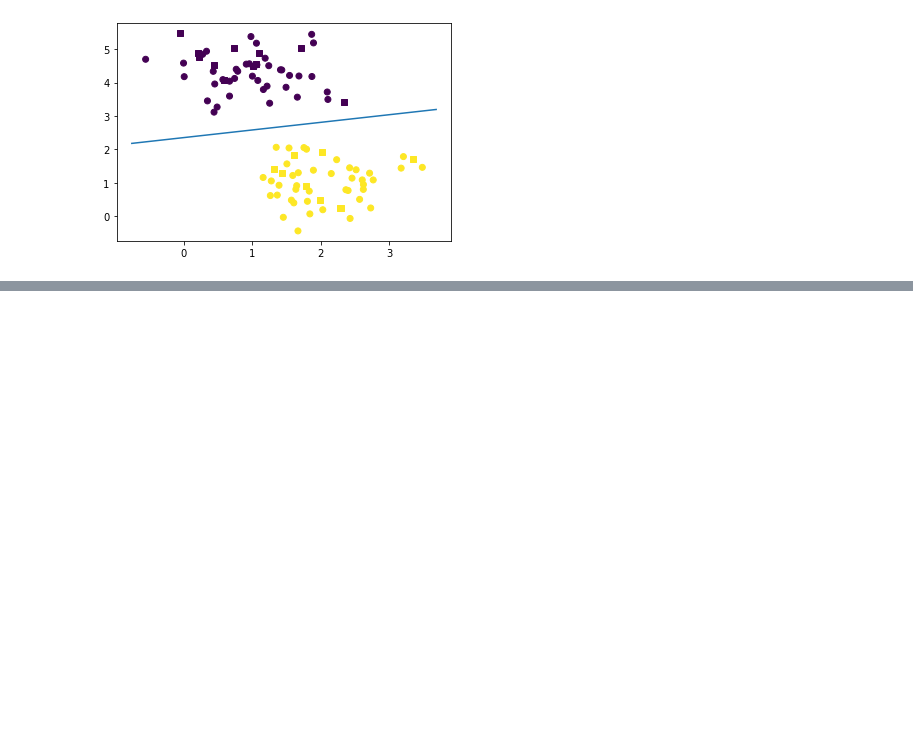
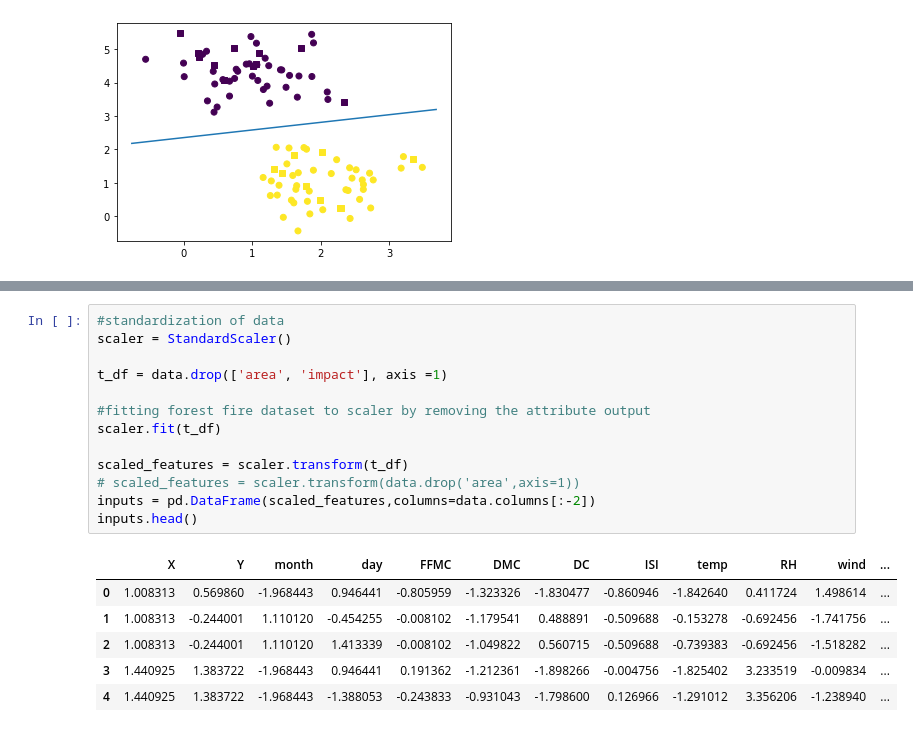
Before and after one commit to GyanGartia/Machine-Learning, a Jupyter notebook: Lab8_SVM.ipynb, the cells around one changed output, grey strips where cells are left out. Cells and saved outputs as stored; diff of their text form; blank space fills up the shorter version.

```diff
--- a/Lab8_SVM.ipynb
+++ b/Lab8_SVM.ipynb
@@ -89,0 +207,20 @@ weighted avg       1.00      1.00      1.00        20
+# %%
+#standardization of data
+scaler = StandardScaler()
+
+t_df = data.drop(['area', 'impact'], axis =1)
+
+#fitting forest fire dataset to scaler by removing the attribute output
+scaler.fit(t_df)
+
+scaled_features = scaler.transform(t_df)
+# scaled_features = scaler.transform(data.drop('area',axis=1))
+inputs = pd.DataFrame(scaled_features,columns=data.columns[:-2])
+inputs.head()
+# %% [output]
+|  | X | Y | month | day | FFMC | DMC | DC | ISI | temp | RH | wind | ... |
+| 0 | 1.008313 | 0.569860 | -1.968443 | 0.946441 | -0.805959 | -1.323326 | -1.830477 | -0.860946 | -1.842640 | 0.411724 | 1.498614 | ... |
+| 1 | 1.008313 | -0.244001 | 1.110120 | -0.454255 | -0.008102 | -1.179541 | 0.488891 | -0.509688 | -0.153278 | -0.692456 | -1.741756 | ... |
+| 2 | 1.008313 | -0.244001 | 1.110120 | 1.413339 | -0.008102 | -1.049822 | 0.560715 | -0.509688 | -0.739383 | -0.692456 | -1.518282 | ... |
+| 3 | 1.440925 | 1.383722 | -1.968443 | 0.946441 | 0.191362 | -1.212361 | -1.898266 | -0.004756 | -1.825402 | 3.233519 | -0.009834 | ... |
+| 4 | 1.440925 | 1.383722 | -1.968443 | -1.388053 | -0.243833 | -0.931043 | -1.798600 | 0.126966 | -1.291012 | 3.356206 | -1.238940 | ... |
```
Also changed, not shown: parts of 20 cells of this notebook.
